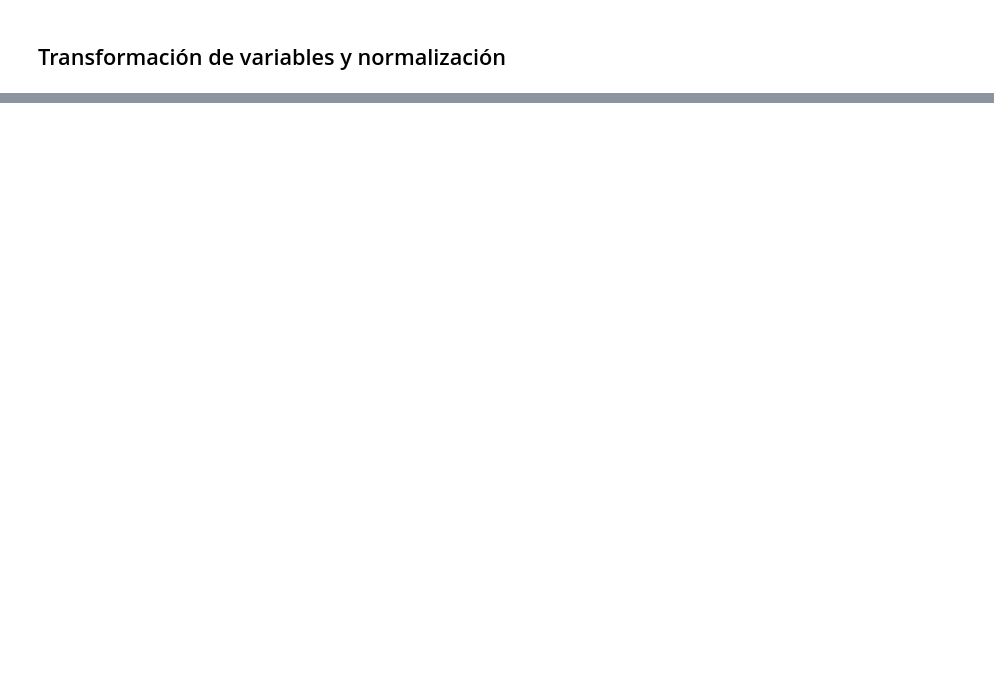
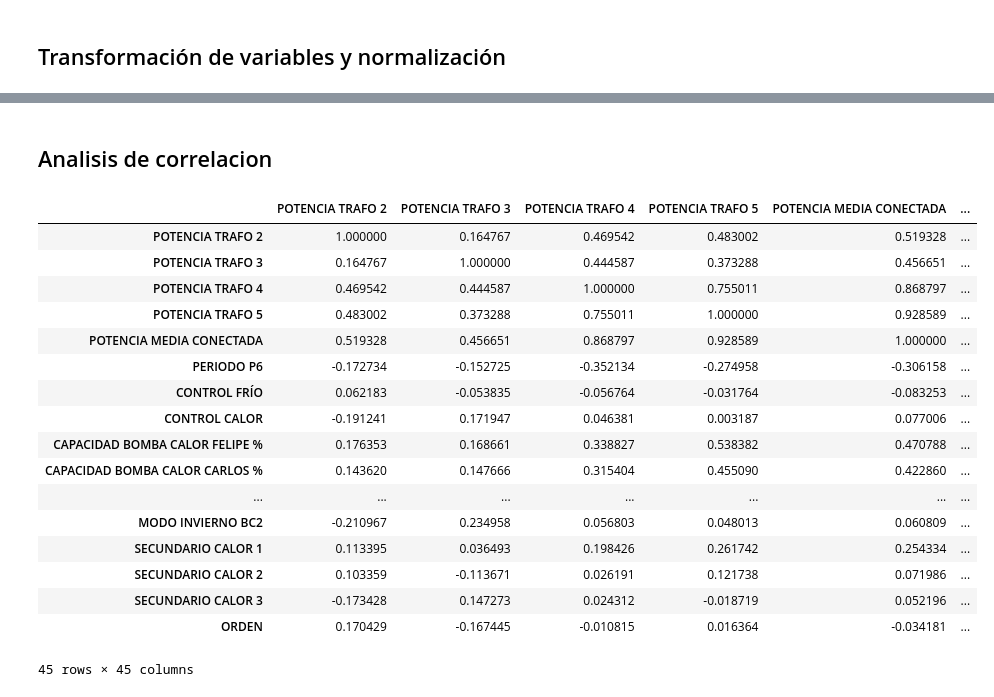
Before and after one commit to douglasag17/ML-SmartBuildings, a Jupyter notebook: PreparacionDeLosDatos/hvac.ipynb, the cells around one changed output, grey strips where cells are left out. Saved outputs shown, nothing was run; the diff lists cells and outputs as text; code cells hidden in the pictures; blank space fills up the shorter version.

```diff
--- a/PreparacionDeLosDatos/hvac.ipynb
+++ b/PreparacionDeLosDatos/hvac.ipynb
@@ -54,6 +54,6 @@ data2.shape
 - 75%: tercer cuartil
 - max: valor maximo
 # %%
-describeData2 = data2.describe()
-describeData2
-describeData2.to_excel("../Datasets/describeHVAC.xlsx")
+cuartiles = data2.describe()
+cuartiles.to_excel("../Datasets/describeHVAC.xlsx")
+cuartiles
@@ -71,0 +79,18 @@ plt.hist(data2["TEMPERATURA EXTERIOR"])
+# %%
+dataLimpioArr = data2.to_numpy()
+cuartilesArr = cuartiles.to_numpy()
+for i in range(45):
+    for j in range(79285):
+        q1 = cuartilesArr[4][i]
+        q3 = cuartilesArr[6][i]
+        iqr = q3 - q1
+        extremoIzq = q1 - (1.5 * iqr)
+        extremoDer = q3 + (1.5 * iqr)
+        if (dataLimpioArr[j][i+1] < extremoIzq):
+            dataLimpioArr[j][i+1] = cuartilesArr[1][i]
+        if (dataLimpioArr[j][i+1] > extremoDer):
+            dataLimpioArr[j][i+1] = cuartilesArr[1][i]
+
+namesCol = data2.columns.values
+dataSinAtipicos = pd.DataFrame.from_records(dataLimpioArr, columns = namesCol)
+dataSinAtipicos.describe()
@@ -71,0 +108,25 @@ plt.hist(data2["TEMPERATURA EXTERIOR"])
+# %% [markdown]
+## Analisis de correlacion
+# %%
+correlacion = dataSinAtipicos.corr(method = "pearson")
+correlacion.to_excel("../Datasets/corrHVAC.xlsx")
+correlacion
+# %% [output]
+|  | POTENCIA TRAFO 2 | POTENCIA TRAFO 3 | POTENCIA TRAFO 4 | POTENCIA TRAFO 5 | POTENCIA MEDIA CONECTADA | ... |
+| POTENCIA TRAFO 2 | 1.000000 | 0.164767 | 0.469542 | 0.483002 | 0.519328 | ... |
+| POTENCIA TRAFO 3 | 0.164767 | 1.000000 | 0.444587 | 0.373288 | 0.456651 | ... |
+| POTENCIA TRAFO 4 | 0.469542 | 0.444587 | 1.000000 | 0.755011 | 0.868797 | ... |
+| POTENCIA TRAFO 5 | 0.483002 | 0.373288 | 0.755011 | 1.000000 | 0.928589 | ... |
+| POTENCIA MEDIA CONECTADA | 0.519328 | 0.456651 | 0.868797 | 0.928589 | 1.000000 | ... |
+| PERIODO P6 | -0.172734 | -0.152725 | -0.352134 | -0.274958 | -0.306158 | ... |
+| CONTROL FRÍO | 0.062183 | -0.053835 | -0.056764 | -0.031764 | -0.083253 | ... |
+| CONTROL CALOR | -0.191241 | 0.171947 | 0.046381 | 0.003187 | 0.077006 | ... |
+| CAPACIDAD BOMBA CALOR FELIPE % | 0.176353 | 0.168661 | 0.338827 | 0.538382 | 0.470788 | ... |
+| CAPACIDAD BOMBA CALOR CARLOS % | 0.143620 | 0.147666 | 0.315404 | 0.455090 | 0.422860 | ... |
+| ... | ... | ... | ... | ... | ... | ... |
+| MODO INVIERNO BC2 | -0.210967 | 0.234958 | 0.056803 | 0.048013 | 0.060809 | ... |
+| SECUNDARIO CALOR 1 | 0.113395 | 0.036493 | 0.198426 | 0.261742 | 0.254334 | ... |
+| SECUNDARIO CALOR 2 | 0.103359 | -0.113671 | 0.026191 | 0.121738 | 0.071986 | ... |
+| SECUNDARIO CALOR 3 | -0.173428 | 0.147273 | 0.024312 | -0.018719 | 0.052196 | ... |
+| ORDEN | 0.170429 | -0.167445 | -0.010815 | 0.016364 | -0.034181 | ... |
+45 rows × 45 columns
```
Also changed, not shown: parts of 4 cells of this notebook, 1 other file.
